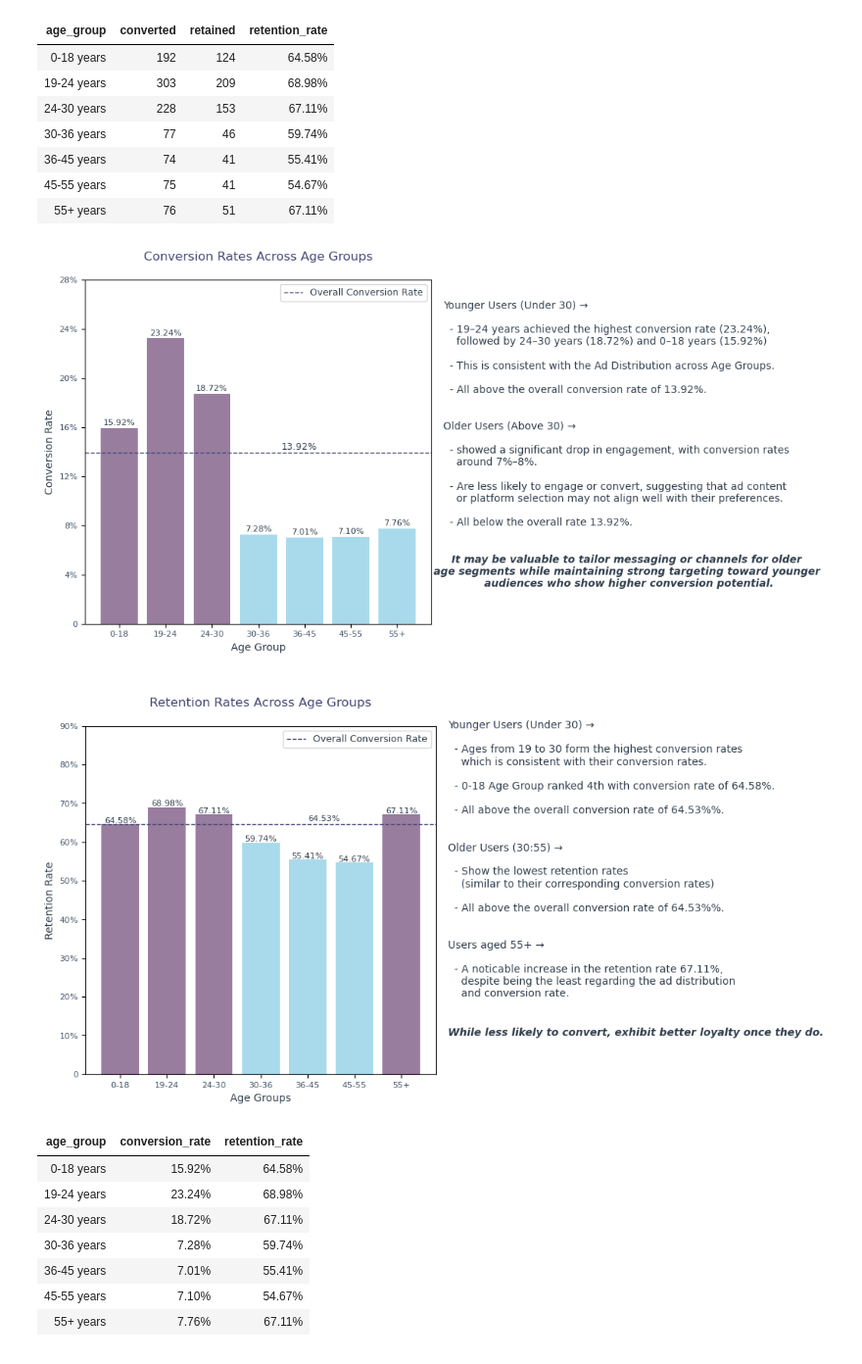
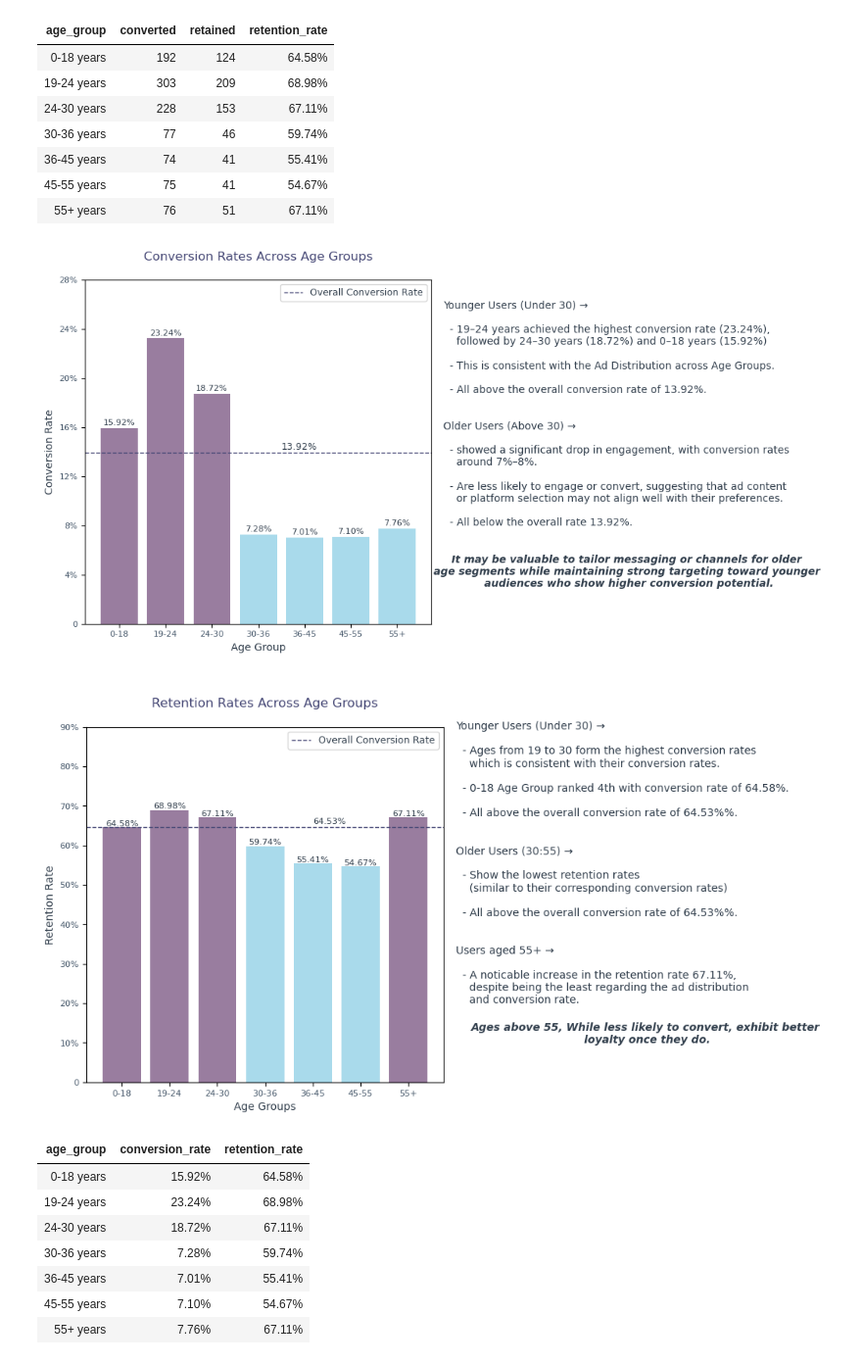
Before and after one commit to hend-a-ghafour/Analyzing_Marketing_Campaigns, a Jupyter notebook: Analyzing_Marketing_Campaigns.ipynb, the cells around one changed output. Shown at 98% size. Drawn from its saved outputs; the diff is of its cells as text; code cells hidden in the pictures.

```diff
--- a/Analyzing_Marketing_Campaigns.ipynb
+++ b/Analyzing_Marketing_Campaigns.ipynb
@@ -1489,35 +1489,36 @@ plt.ylabel('Retention Rate', fontsize=10, color='#313E4C')
 plt.yticks(np.arange(0,1,.1),['0','10%','20%','30%','40%','50%','60%','70%','80%','90%'], fontsize=8, color='#415366')
 plt.legend(fontsize=9,labelcolor='#313E4C')
 
 # Annotating chart with values
 plt.text(4,.65, '64.53%', ha= 'left', va ='bottom', fontsize=8, color='#313E4C')
 for i,v in enumerate(y):
     plt.text(i,v,f'{v:.2%}',va='bottom',ha='center', fontsize=8, color='#313E4C')
 
 # Findings
 text3='''
 Younger Users (Under 30) →\n
   - Ages from 19 to 30 form the highest conversion rates
     which is consistent with their conversion rates.\n
   - 0-18 Age Group ranked 4th with conversion rate of 64.58%.\n
   - All above the overall conversion rate of 64.53%%.\n\n
 Older Users (30:55) →\n
   - Show the lowest retention rates
     (similar to their corresponding conversion rates)\n
   - All above the overall conversion rate of 64.53%%. \n\n
 Users aged 55+ → \n
   - A noticable increase in the retention rate 67.11%,
     despite being the least regarding the ad distribution
     and conversion rate.'''
 text4='''
-While less likely to convert, exhibit better loyalty once they do.'''
+Ages above 55, While less likely to convert, exhibit better
+loyalty once they do.'''
 plt.text(7,.2,text3, color='#313E4C')
 plt.text(11,.1,text4, ha='center',fontstyle='italic',weight='semibold', fontsize=10, color='#313E4C')
 
 plt.show()
 # %% [output]
 [figure]
-[figure, old version]
+[figure, new version]
 # %%
 # Comparing Conversion Rates with Retention Rates Within Variant Classification:
 performance_age=conversion_age.merge(retention_age,on='age_group')\
```
